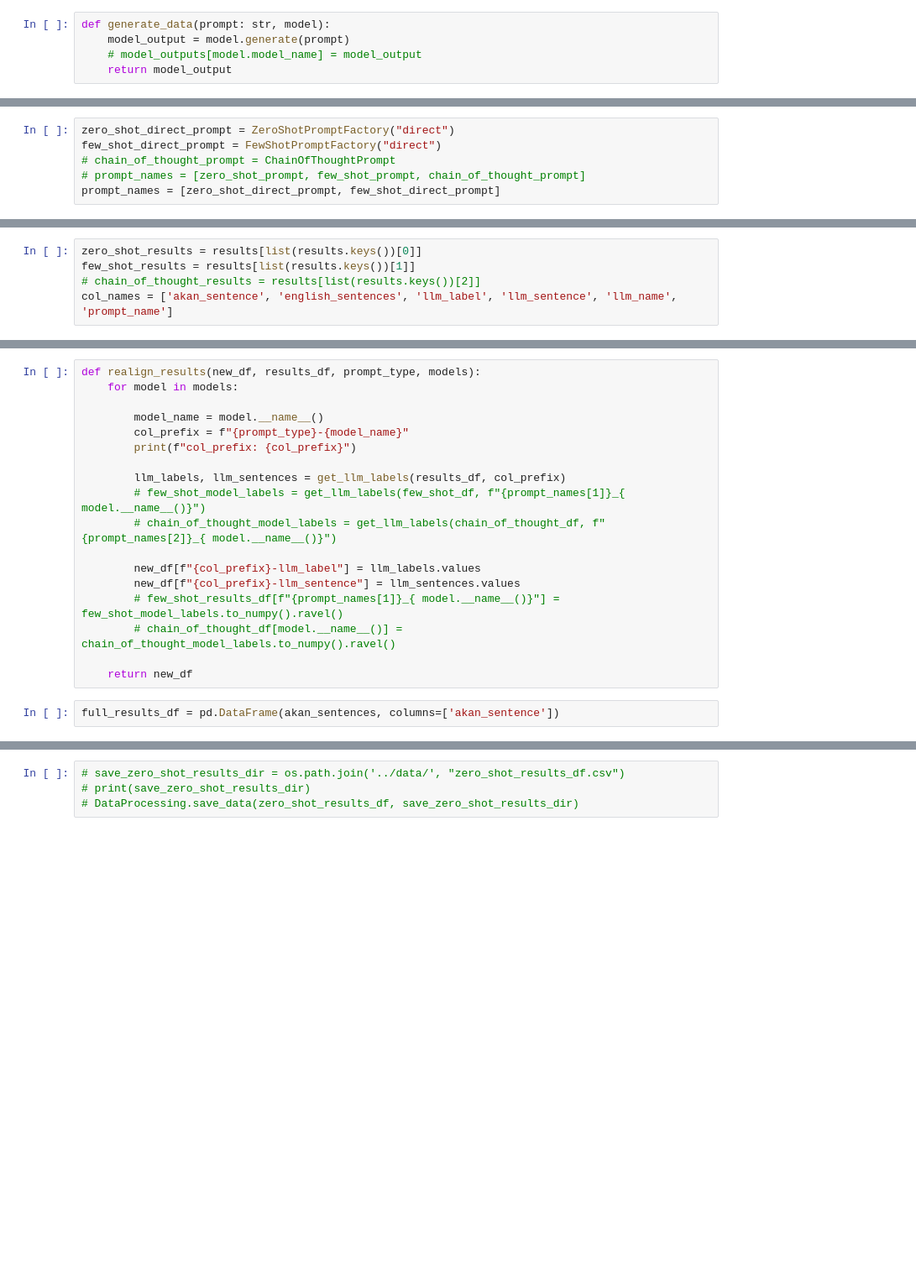
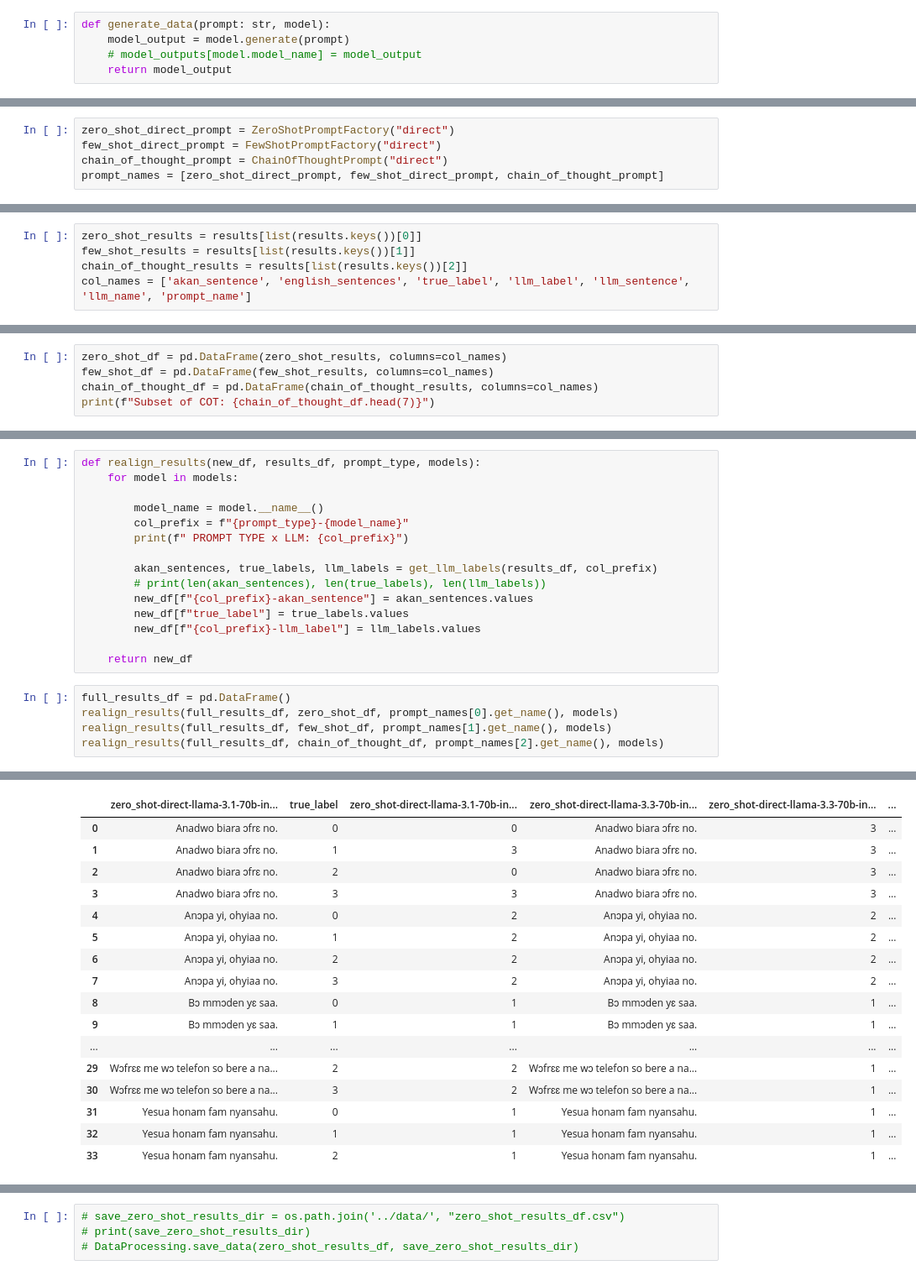
Before and after one commit to Brinkley97/comp-express-mt, a Jupyter notebook: notebook_experiments/prompt_results-experiment_a.ipynb, the cells around one changed output, grey strips where cells are left out. Shown at 84% size. Cells and saved outputs as stored; diff of their text form; blank space fills up the shorter version.

```diff
--- a/notebook_experiments/prompt_results-experiment_a.ipynb
+++ b/notebook_experiments/prompt_results-experiment_a.ipynb
@@ -103,6 +147,5 @@ def get_llm_labels(df, prompt_model_col_name):
 # %%
 zero_shot_direct_prompt = ZeroShotPromptFactory("direct")
 few_shot_direct_prompt = FewShotPromptFactory("direct")
-# chain_of_thought_prompt = ChainOfThoughtPrompt
-# prompt_names = [zero_shot_prompt, few_shot_prompt, chain_of_thought_prompt]
-prompt_names = [zero_shot_direct_prompt, few_shot_direct_prompt]
+chain_of_thought_prompt = ChainOfThoughtPrompt("direct")
+prompt_names = [zero_shot_direct_prompt, few_shot_direct_prompt, chain_of_thought_prompt]
@@ -169,5 +258,5 @@ Prompt: You are translating from Akan to English. Select the most appropriate En
 # %%
 zero_shot_results = results[list(results.keys())[0]]
 few_shot_results = results[list(results.keys())[1]]
-# chain_of_thought_results = results[list(results.keys())[2]]
-col_names = ['akan_sentence', 'english_sentences', 'llm_label', 'llm_sentence', 'llm_name', 'prompt_name']
+chain_of_thought_results = results[list(results.keys())[2]]
+col_names = ['akan_sentence', 'english_sentences', 'true_label', 'llm_label', 'llm_sentence', 'llm_name', 'prompt_name']
@@ -216,0 +263,5 @@ few_shot_df
+# %%
+zero_shot_df = pd.DataFrame(zero_shot_results, columns=col_names)
+few_shot_df = pd.DataFrame(few_shot_results, columns=col_names)
+chain_of_thought_df = pd.DataFrame(chain_of_thought_results, columns=col_names)
+print(f"Subset of COT: {chain_of_thought_df.head(7)}")
@@ -220,17 +295,18 @@ def realign_results(new_df, results_df, prompt_type, models):
 
         model_name = model.__name__()
         col_prefix = f"{prompt_type}-{model_name}"
-        print(f"col_prefix: {col_prefix}")
+        print(f" PROMPT TYPE x LLM: {col_prefix}")
 
-        llm_labels, llm_sentences = get_llm_labels(results_df, col_prefix)
-        # few_shot_model_labels = get_llm_labels(few_shot_df, f"{prompt_names[1]}_{ model.__name__()}")
-        # chain_of_thought_model_labels = get_llm_labels(chain_of_thought_df, f"{prompt_names[2]}_{ model.__name__()}")
-
+        akan_sentences, true_labels, llm_labels = get_llm_labels(results_df, col_prefix)
+        # print(len(akan_sentences), len(true_labels), len(llm_labels))
+        new_df[f"{col_prefix}-akan_sentence"] = akan_sentences.values
+        new_df[f"true_label"] = true_labels.values
         new_df[f"{col_prefix}-llm_label"] = llm_labels.values
-        new_df[f"{col_prefix}-llm_sentence"] = llm_sentences.values
-        # few_shot_results_df[f"{prompt_names[1]}_{ model.__name__()}"] = few_shot_model_labels.to_numpy().ravel()
-        # chain_of_thought_df[model.__name__()] = chain_of_thought_model_labels.to_numpy().ravel()
 
     return new_df
 # %%
-full_results_df = pd.DataFrame(akan_sentences, columns=['akan_sentence'])
+full_results_df = pd.DataFrame()
+realign_results(full_results_df, zero_shot_df, prompt_names[0].get_name(), models)
+realign_results(full_results_df, few_shot_df, prompt_names[1].get_name(), models)
+realign_results(full_results_df, chain_of_thought_df, prompt_names[2].get_name(), models)
+# %% [output]
@@ -236,0 +319,17 @@ full_results_df = pd.DataFrame(akan_sentences, columns=['akan_sentence'])
+|  | zero_shot-direct-llama-3.1-70b-in... | true_label | zero_shot-direct-llama-3.1-70b-in... | zero_shot-direct-llama-3.3-70b-in... | zero_shot-direct-llama-3.3-70b-in... | ... |
+| 0 | Anadwo biara ɔfrɛ no. | 0 | 0 | Anadwo biara ɔfrɛ no. | 3 | ... |
+| 1 | Anadwo biara ɔfrɛ no. | 1 | 3 | Anadwo biara ɔfrɛ no. | 3 | ... |
+| 2 | Anadwo biara ɔfrɛ no. | 2 | 0 | Anadwo biara ɔfrɛ no. | 3 | ... |
+| 3 | Anadwo biara ɔfrɛ no. | 3 | 3 | Anadwo biara ɔfrɛ no. | 3 | ... |
+| 4 | Anɔpa yi, ohyiaa no. | 0 | 2 | Anɔpa yi, ohyiaa no. | 2 | ... |
+| 5 | Anɔpa yi, ohyiaa no. | 1 | 2 | Anɔpa yi, ohyiaa no. | 2 | ... |
+| 6 | Anɔpa yi, ohyiaa no. | 2 | 2 | Anɔpa yi, ohyiaa no. | 2 | ... |
+| 7 | Anɔpa yi, ohyiaa no. | 3 | 2 | Anɔpa yi, ohyiaa no. | 2 | ... |
+| 8 | Bɔ mmɔden yɛ saa. | 0 | 1 | Bɔ mmɔden yɛ saa. | 1 | ... |
+| 9 | Bɔ mmɔden yɛ saa. | 1 | 1 | Bɔ mmɔden yɛ saa. | 1 | ... |
+| ... | ... | ... | ... | ... | ... | ... |
+| 29 | Wɔfrɛɛ me wɔ telefon so bere a na... | 2 | 2 | Wɔfrɛɛ me wɔ telefon so bere a na... | 1 | ... |
+| 30 | Wɔfrɛɛ me wɔ telefon so bere a na... | 3 | 2 | Wɔfrɛɛ me wɔ telefon so bere a na... | 1 | ... |
+| 31 | Yesua honam fam nyansahu. | 0 | 1 | Yesua honam fam nyansahu. | 1 | ... |
+| 32 | Yesua honam fam nyansahu. | 1 | 1 | Yesua honam fam nyansahu. | 1 | ... |
+| 33 | Yesua honam fam nyansahu. | 2 | 1 | Yesua honam fam nyansahu. | 1 | ... |
```
Also changed, not shown: parts of 31 cells of this notebook, 3 other files.
